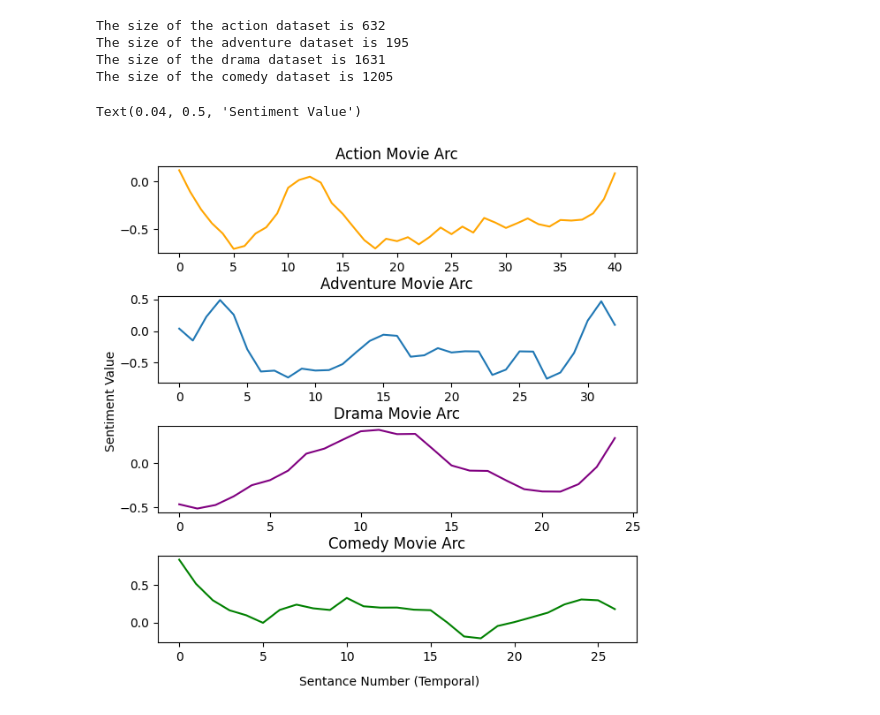
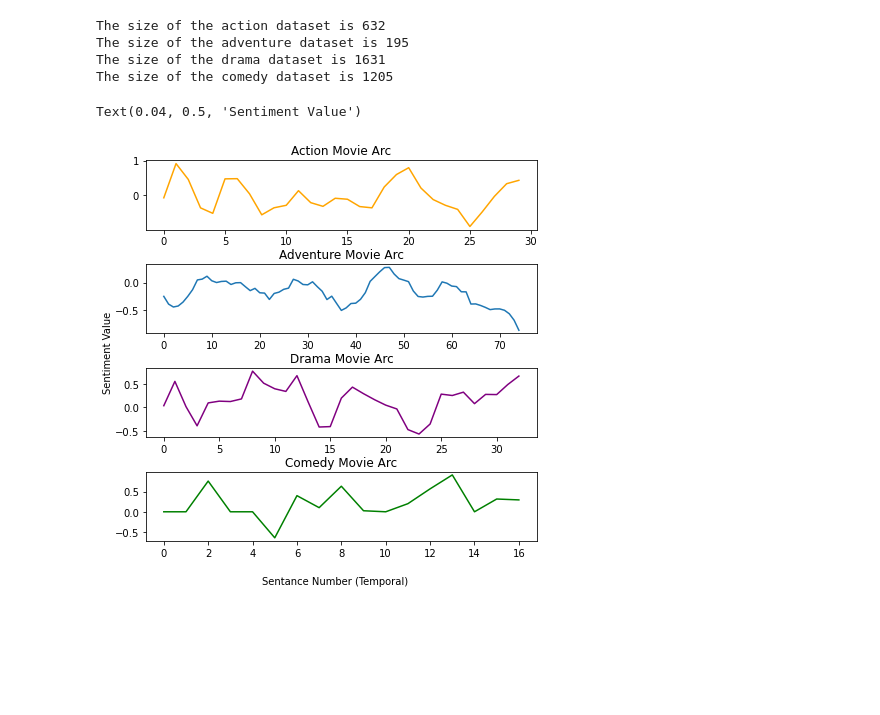
Before and after one commit to epfl-ada/project-RuntimeTerror, a Jupyter notebook: milestone2.ipynb, the cells around one changed output. Saved outputs shown, nothing was run; the diff lists cells and outputs as text; code cells hidden in the pictures; blank space fills up the shorter version.

```diff
--- a/milestone2.ipynb
+++ b/milestone2.ipynb
@@ -66,7 +68,11 @@ def analyse_text(paragraph, classify_discrete = True):
             res.append(classify(sentiment_result['compound']))
         else:
             res.append(sentiment_result['compound'])
-    return res
+
+    window = int(len(res)/6)
+    window = window + 1 if window%2 == 0 else window
+
+    return savgol_filter(res, window_length=window, polyorder=3) if window>3 else res
 # %%
 # Compute the plot sentitiment discrete classes and continuous scores
 df_plots["plot_classification"] = df_plots["plot_sentances"].apply(lambda t: analyse_text(t))
@@ -185,22 +191,22 @@ The size of the comedy dataset is 1205
 # %%
 # now let us visualize different movie arcs for each genre (a sample from each)
 fig, axis = plt.subplots(4, figsize=(7,7))
 # plot the random adventure movie arc
-axis[0].plot(savgol_filter(list(action_df.sample(1)["plot_scores"].values)[0], 10,3), color="orange")
+axis[0].plot(list(action_df.iloc[11]["plot_scores"]), color="orange")
 axis[0].set_title("Action Movie Arc")
 
-axis[1].plot(savgol_filter(list(adventure_df.sample(1)["plot_scores"].values)[0], 5 ,3))
+axis[1].plot(list(adventure_df.iloc[10]["plot_scores"]))
 axis[1].set_title("Adventure Movie Arc")
 
-axis[2].plot(savgol_filter(list(drama_df.sample(1)["plot_scores"].values)[0], 10 ,3), color="purple")
+axis[2].plot(list(drama_df.iloc[5]["plot_scores"]), color="purple")
 axis[2].set_title("Drama Movie Arc")
 
-axis[3].plot(savgol_filter(list(comedy_df.sample(1)["plot_scores"].values)[0], 10 ,3), color="green")
+axis[3].plot(list(comedy_df.iloc[14]["plot_scores"]), color="green")
 axis[3].set_title("Comedy Movie Arc")
 
 fig.subplots_adjust(hspace=0.5)
 fig.text(0.5, 0.04, "Sentance Number (Temporal)", ha="center")
 fig.text(0.04, 0.5, "Sentiment Value", va="center", rotation="vertical")
 # %% [output]
 Text(0.04, 0.5, 'Sentiment Value')
-[figure, old version]
+[figure, new version]
```
Also changed, not shown: parts of 20 cells of this notebook.
